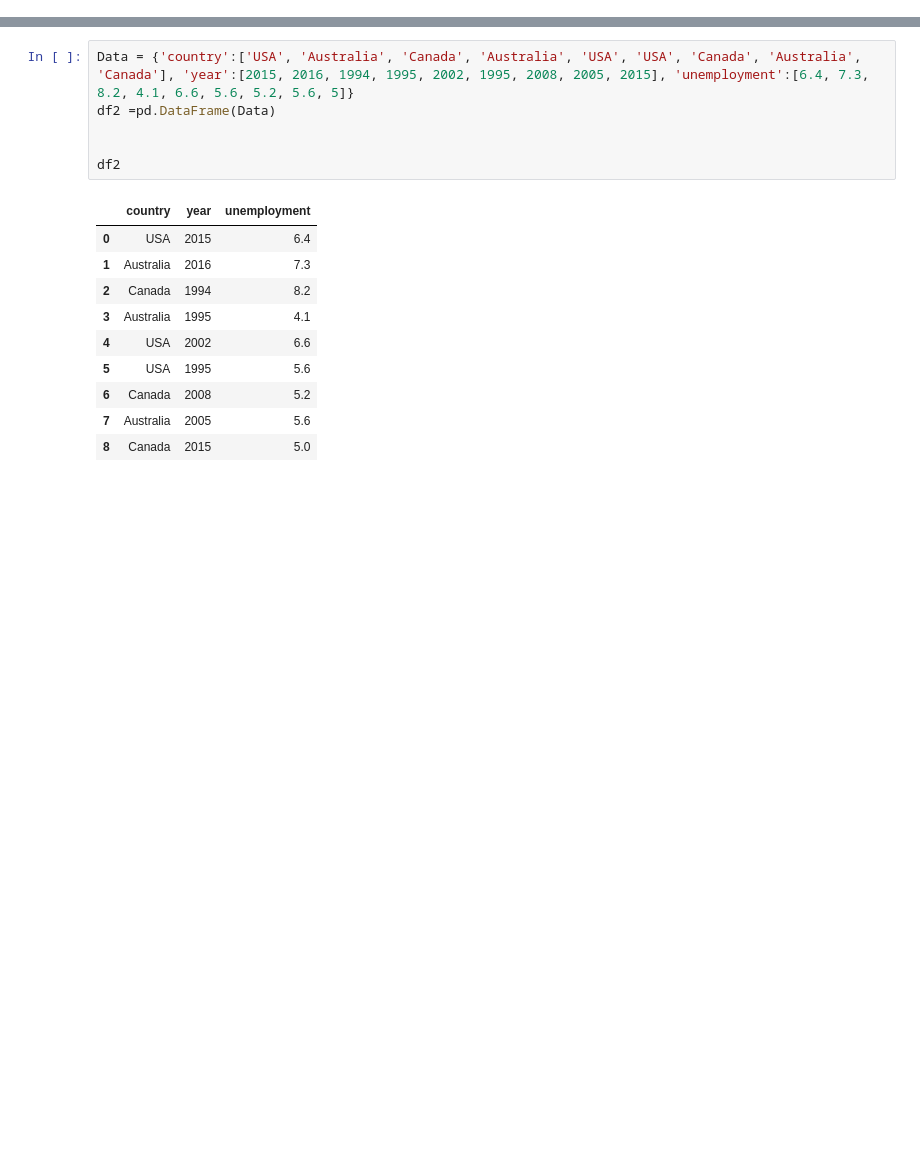
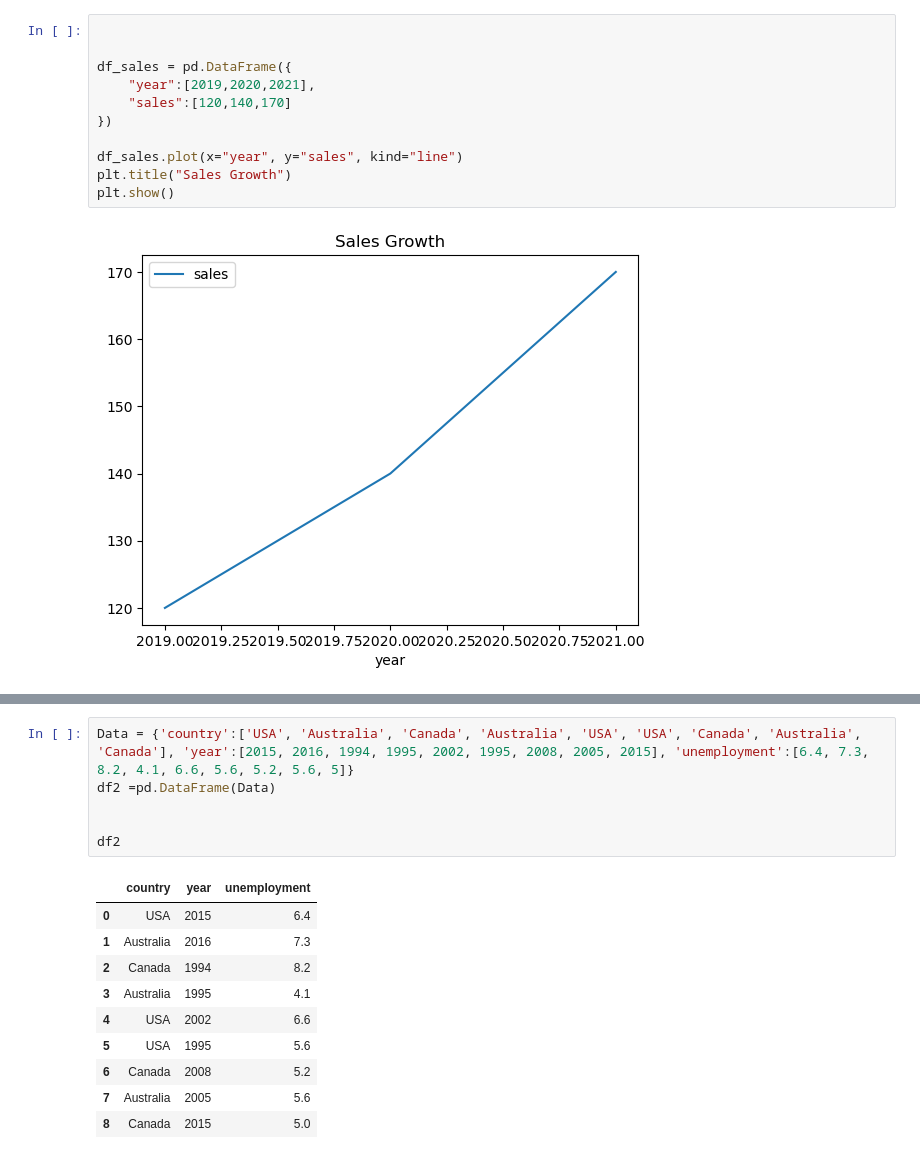
Before and after one commit to mortada-albanna/data_science_notebooks, a Jupyter notebook: COMP9321/Week4/Visualization.ipynb, the cells around one changed output, grey strips where cells are left out. Drawn from its saved outputs; the diff is of its cells as text; blank space fills up the shorter version.

```diff
--- a/COMP9321/Week4/Visualization.ipynb
+++ b/COMP9321/Week4/Visualization.ipynb
@@ -24,0 +27,13 @@ df.plot()
+# %%
+
+
+df_sales = pd.DataFrame({
+    "year":[2019,2020,2021],
+    "sales":[120,140,170]
+})
+
+df_sales.plot(x="year", y="sales", kind="line")
+plt.title("Sales Growth")
+plt.show()
+# %% [output]
+[figure, added]
```
Also changed, not shown: parts of 21 cells of this notebook.
